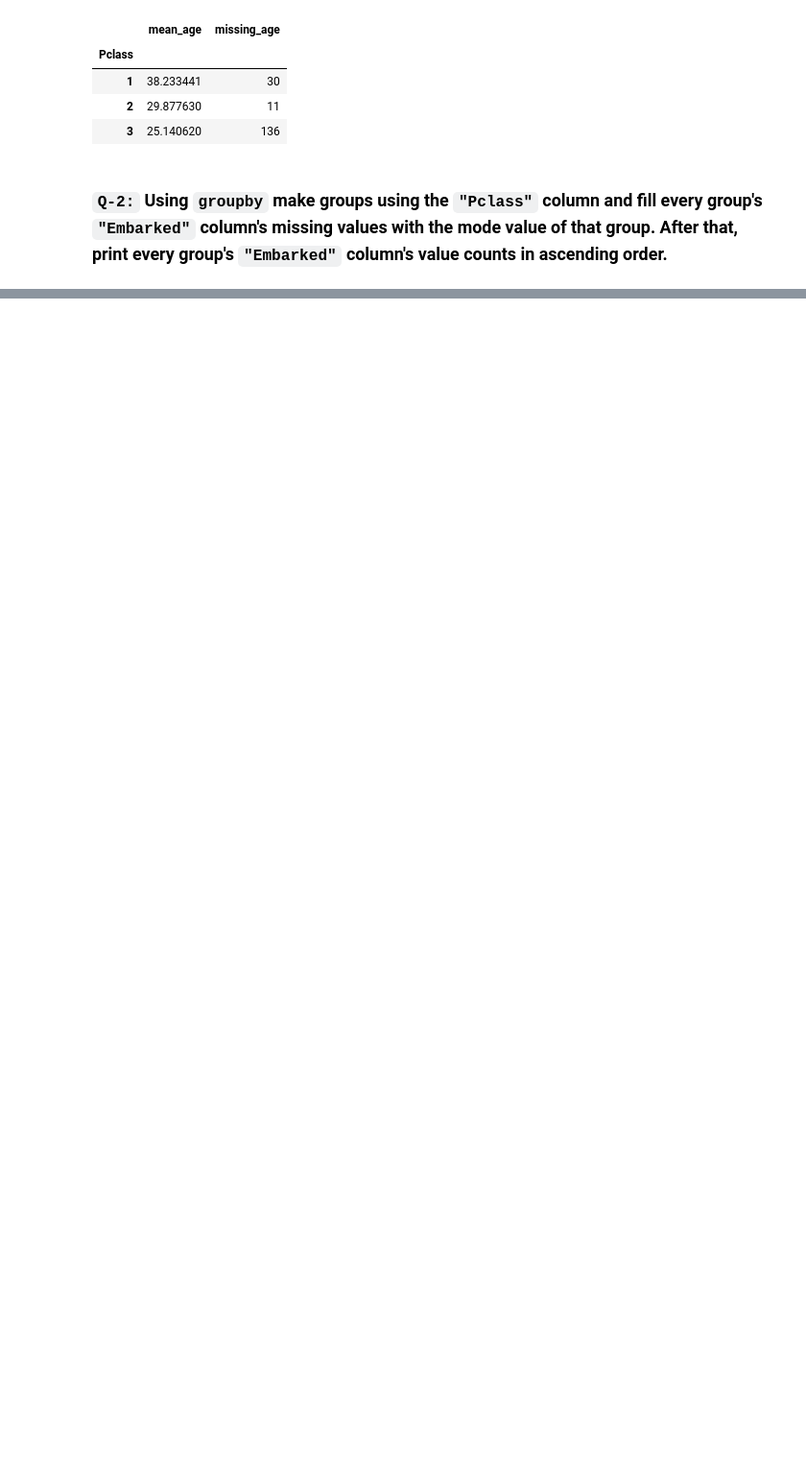
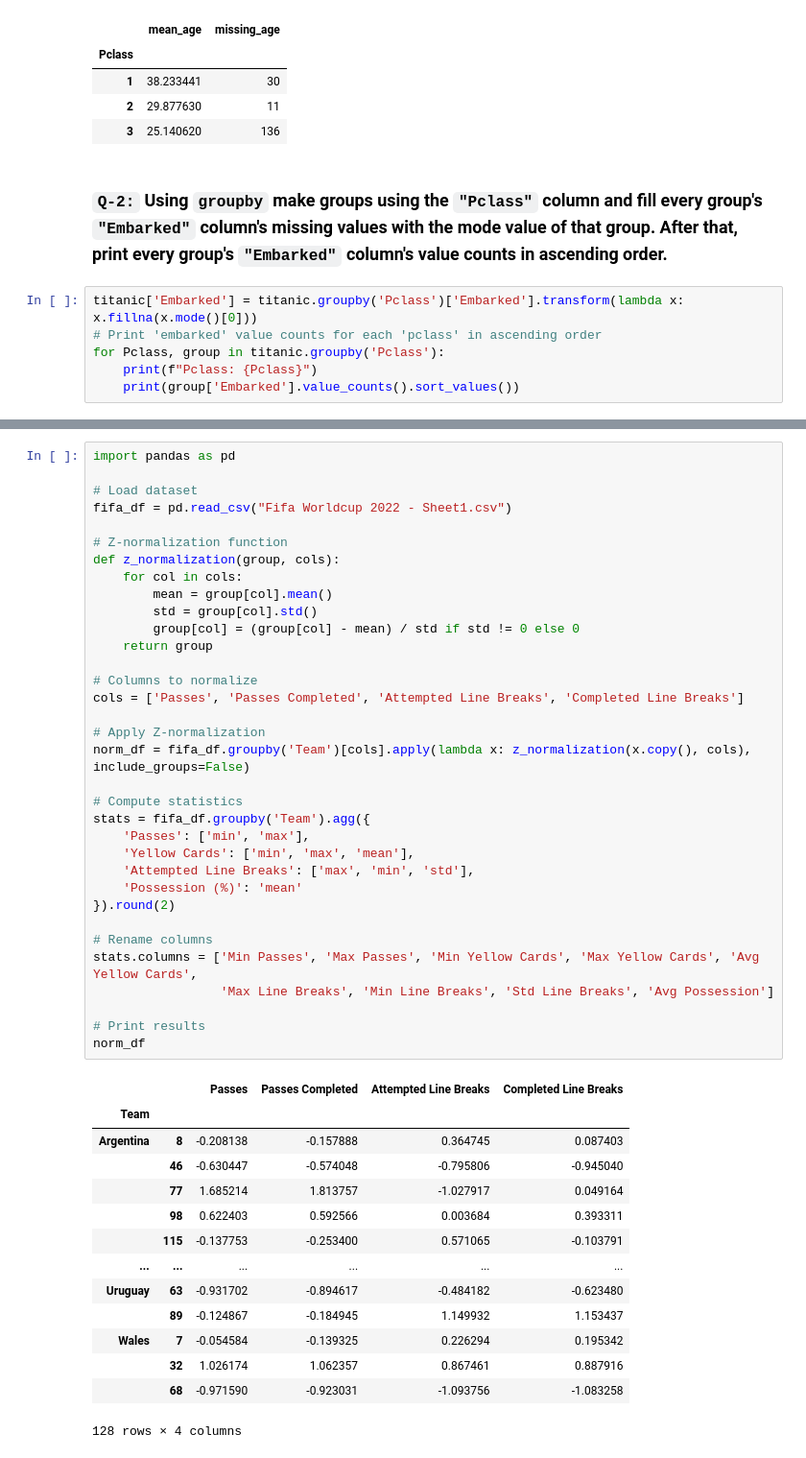
Before and after one commit to BhautikVekariya21/dsc, a Jupyter notebook: pandas/task19.ipynb, the cells around one changed output, grey strips where cells are left out. Shown: that part at 96% size. Saved outputs shown, nothing was run; the diff lists cells and outputs as text; blank space fills up the shorter version.

```diff
--- a/pandas/task19.ipynb
+++ b/pandas/task19.ipynb
@@ -38,3 +40,9 @@ titanic.groupby('Pclass').agg(
 | 3 | 25.140620 | 136 |
 # %% [markdown]
 ### `Q-2:` Using `groupby` make groups using the `"Pclass"` column and fill every group's `"Embarked"` column's missing values with the mode value of that group. After that, print every group's `"Embarked"` column's value counts in ascending order.
+# %%
+titanic['Embarked'] = titanic.groupby('Pclass')['Embarked'].transform(lambda x: x.fillna(x.mode()[0]))
+# Print 'embarked' value counts for each 'pclass' in ascending order
+for Pclass, group in titanic.groupby('Pclass'):
+    print(f"Pclass: {Pclass}")
+    print(group['Embarked'].value_counts().sort_values())
@@ -40,0 +125,49 @@ titanic.groupby('Pclass').agg(
+# %%
+import pandas as pd
+
+# Load dataset
+fifa_df = pd.read_csv("Fifa Worldcup 2022 - Sheet1.csv")
+
+# Z-normalization function
+def z_normalization(group, cols):
+    for col in cols:
+        mean = group[col].mean()
+        std = group[col].std()
+        group[col] = (group[col] - mean) / std if std != 0 else 0
+    return group
+
+# Columns to normalize
+cols = ['Passes', 'Passes Completed', 'Attempted Line Breaks', 'Completed Line Breaks']
+
+# Apply Z-normalization
+norm_df = fifa_df.groupby('Team')[cols].apply(lambda x: z_normalization(x.copy(), cols), include_groups=False)
+
+# Compute statistics
+stats = fifa_df.groupby('Team').agg({
+    'Passes': ['min', 'max'],
+    'Yellow Cards': ['min', 'max', 'mean'],
+    'Attempted Line Breaks': ['max', 'min', 'std'],
+    'Possession (%)': 'mean'
+}).round(2)
+
+# Rename columns
+stats.columns = ['Min Passes', 'Max Passes', 'Min Yellow Cards', 'Max Yellow Cards', 'Avg Yellow Cards',
+                 'Max Line Breaks', 'Min Line Breaks', 'Std Line Breaks', 'Avg Possession']
+
+# Print results
+norm_df
+# %% [output]
+|  |  | Passes | Passes Completed | Attempted Line Breaks | Completed Line Breaks |
+| Team |  |  |  |  |  |
+| Argentina | 8 | -0.208138 | -0.157888 | 0.364745 | 0.087403 |
+|  | 46 | -0.630447 | -0.574048 | -0.795806 | -0.945040 |
+|  | 77 | 1.685214 | 1.813757 | -1.027917 | 0.049164 |
+|  | 98 | 0.622403 | 0.592566 | 0.003684 | 0.393311 |
+|  | 115 | -0.137753 | -0.253400 | 0.571065 | -0.103791 |
+| ... | ... | ... | ... | ... | ... |
+| Uruguay | 63 | -0.931702 | -0.894617 | -0.484182 | -0.623480 |
+|  | 89 | -0.124867 | -0.184945 | 1.149932 | 1.153437 |
+| Wales | 7 | -0.054584 | -0.139325 | 0.226294 | 0.195342 |
+|  | 32 | 1.026174 | 1.062357 | 0.867461 | 0.887916 |
+|  | 68 | -0.971590 | -0.923031 | -1.093756 | -1.083258 |
+128 rows × 4 columns
```
Also changed, not shown: parts of 24 cells of this notebook.
